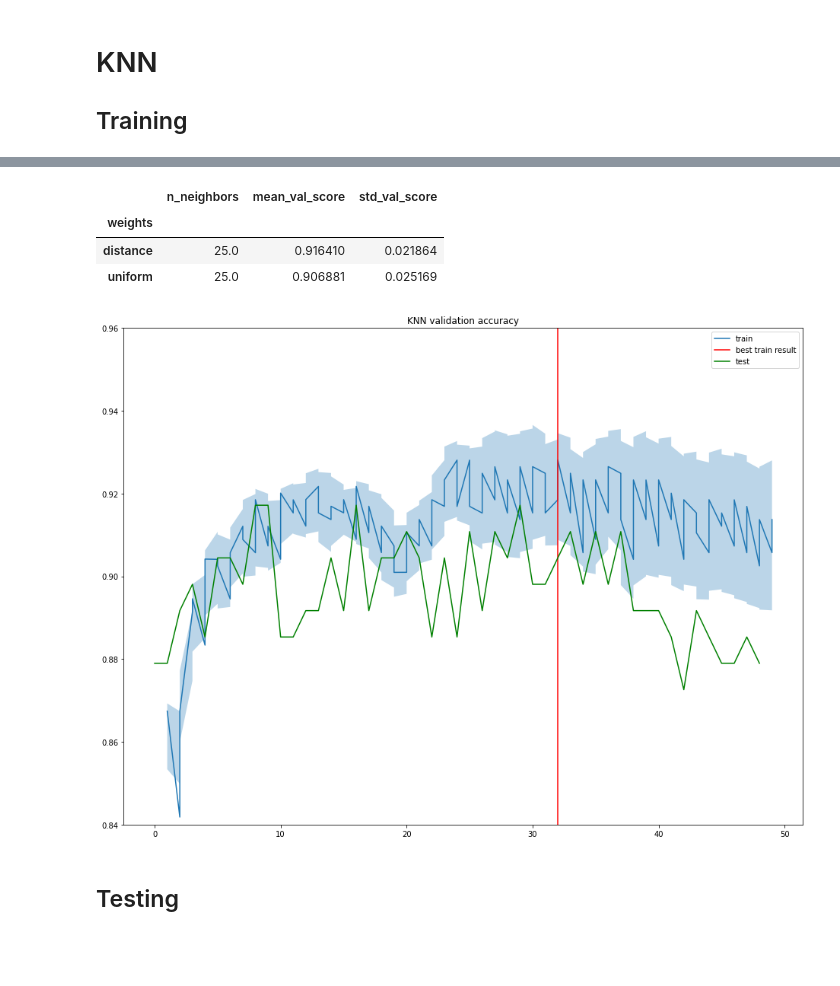
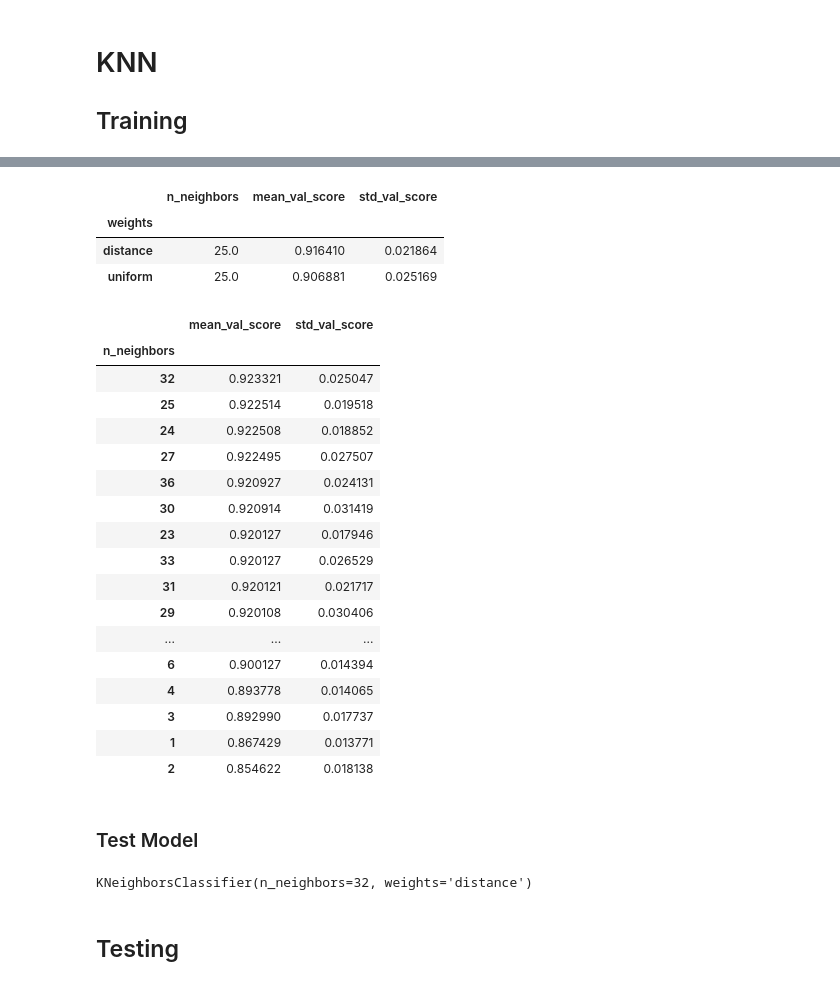
Before and after one commit to frankpietro/dm-project, a Jupyter notebook: DM_DonatiFrancaviglia_TASK3/KNN.ipynb, the cells around one changed output, grey strips where cells are left out. Cells and saved outputs as stored; diff of their text form; code cells hidden in the pictures; blank space fills up the shorter version.

```diff
--- a/DM_DonatiFrancaviglia_TASK3/KNN.ipynb
+++ b/DM_DonatiFrancaviglia_TASK3/KNN.ipynb
@@ -53,36 +50,45 @@ df.sort_values('mean_val_score', ascending=False).head(10)
-# %%
-df.groupby('weights').mean()
-# %% [output]
-|  | n_neighbors | mean_val_score | std_val_score |
-| weights |  |  |  |
-| distance | 25.0 | 0.916410 | 0.021864 |
-| uniform | 25.0 | 0.906881 | 0.025169 |
-# %%
-
-tmp = df.sort_values('n_neighbors')
-# plt.errorbar(tmp.n_neighbors, tmp.mean_val_score, tmp.std_val_score)
-plt.figure(figsize=(16,12))
-plt.plot(tmp.n_neighbors, tmp.mean_val_score, label='train')
-lower_bound = tmp.mean_val_score - tmp.std_val_score/2
-upper_bound = tmp.mean_val_score + tmp.std_val_score/2
-lower_bound = gaussian_filter1d(lower_bound, 1)
-upper_bound = gaussian_filter1d(upper_bound, 1)
-plt.fill_between(tmp.n_neighbors, lower_bound, upper_bound, alpha=.3)
-plt.plot([32,32], [0,1], color='r', label='best train result')
-plt.ylim([0.84,0.96])
-
-test_val = []
-for i in range(1,50):
-    test_knn = KNeighborsClassifier(n_neighbors=i, weights='distance')
-    test_knn.fit(train_x, train_y)
-    test_val.append(test_knn.score(test_x, test_y))
-
-plt.plot(test_val, color='g', label='test')
-plt.title('KNN validation accuracy')
-plt.legend()
-plt.show()
-# %% [output]
-[figure, removed]
+# %%
+results_df.groupby(WGH).mean().sort_values(MVS, ascending=False)
+# %% [output]
+|  | n_neighbors | mean_val_score | std_val_score |
+| weights |  |  |  |
+| distance | 25.0 | 0.916410 | 0.021864 |
+| uniform | 25.0 | 0.906881 | 0.025169 |
+# %%
+results_df.groupby(NNBR).mean().sort_values(MVS, ascending=False)
+# %% [output]
+|  | mean_val_score | std_val_score |
+| n_neighbors |  |  |
+| 32 | 0.923321 | 0.025047 |
+| 25 | 0.922514 | 0.019518 |
+| 24 | 0.922508 | 0.018852 |
+| 27 | 0.922495 | 0.027507 |
+| 36 | 0.920927 | 0.024131 |
+| 30 | 0.920914 | 0.031419 |
+| 23 | 0.920127 | 0.017946 |
+| 33 | 0.920127 | 0.026529 |
+| 31 | 0.920121 | 0.021717 |
+| 29 | 0.920108 | 0.030406 |
+| ... | ... | ... |
+| 6 | 0.900127 | 0.014394 |
+| 4 | 0.893778 | 0.014065 |
+| 3 | 0.892990 | 0.017737 |
+| 1 | 0.867429 | 0.013771 |
+| 2 | 0.854622 | 0.018138 |
+# %% [markdown]
+### Test Model
+# %%
+best_result = results_df.sort_values(MVS).tail(1)
+
+# best model
+test_model = KNeighborsClassifier(
+    n_neighbors=best_result[NNBR].values[0],
+    weights=best_result[WGH].values[0]
+)
+
+test_model.fit(train_x, train_y)
+# %% [output]
+KNeighborsClassifier(n_neighbors=32, weights='distance')
 # %% [markdown]
 ## Testing
 # %%
```
Also changed, not shown: parts of 6 cells of this notebook, 2 other files.
